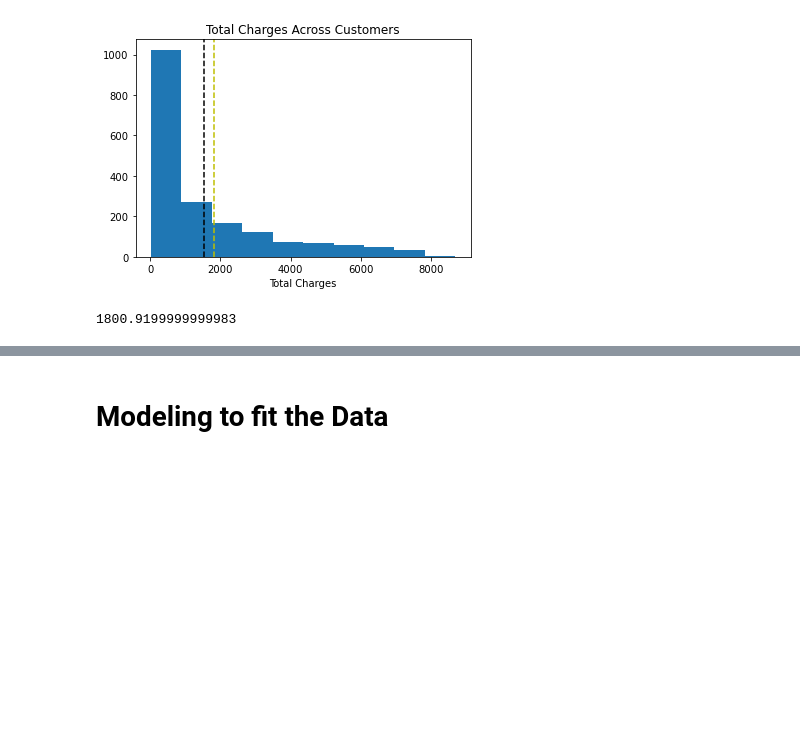
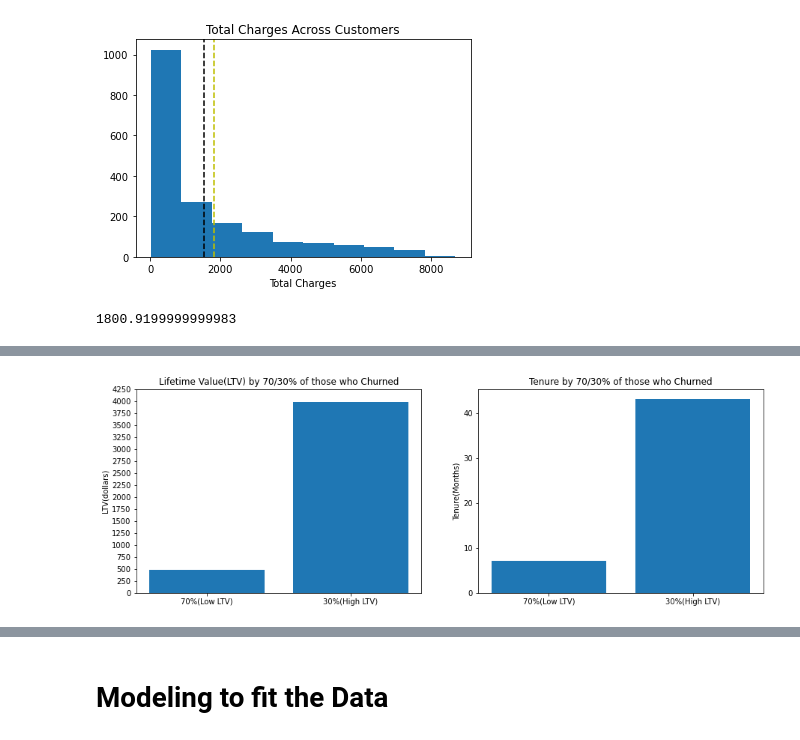
Before and after one commit to BraedenWright/classification-project, a Jupyter notebook: working_telco_report.ipynb, the cells around one changed output, grey strips where cells are left out. Drawn from its saved outputs; the diff is of its cells as text; code cells hidden in the pictures; blank space fills up the shorter version.

```diff
--- a/working_telco_report.ipynb
+++ b/working_telco_report.ipynb
@@ -262,0 +261,7 @@ df.total_charges.quantile(0.8)
+# %%
+# Division of those churned accounts
+bottom_70 = churned_df[churned_df.total_charges <= 1800.92]
+top_30 = churned_df[churned_df.total_charges > 1800.92]
+
+# Check distribution of the bottom 70%
+bottom_70.total_charges.describe()
@@ -262,0 +321,27 @@ df.total_charges.quantile(0.8)
+# %%
+bot_charges = bottom_70.total_charges.mean()
+top_charges = top_30.total_charges.mean()
+bot_tenure = bottom_70.tenure.mean()
+top_tenure = top_30.tenure.mean()
+
+# Vizualize these side by side
+plt.figure(figsize=[15, 5])
+# Left Plot visualizes value of each population
+plt.subplot(1, 2, 1)
+plt.bar([1, 2], [bot_charges, top_charges])
+plt.yticks(range(0,4500,250))
+plt.xticks([1, 2] ,['70%(Low LTV)', '30%(High LTV)'])
+plt.ylabel('LTV(dollars)')
+plt.title('Lifetime Value(LTV) by 70/30% of those who Churned')
+
+
+# Right Plot v
+plt.subplot(1, 2, 2)
+plt.bar([1, 2], [bot_tenure, top_tenure])
+plt.xticks([1, 2], ['70%(Low LTV)', '30%(High LTV)'])
+plt.ylabel('Tenure(Months)')
+plt.title('Tenure by 70/30% of those who Churned')
+
+plt.show()
+# %% [output]
+[figure, added]
```
Also changed, not shown: parts of 19 cells of this notebook, 1 other file.
